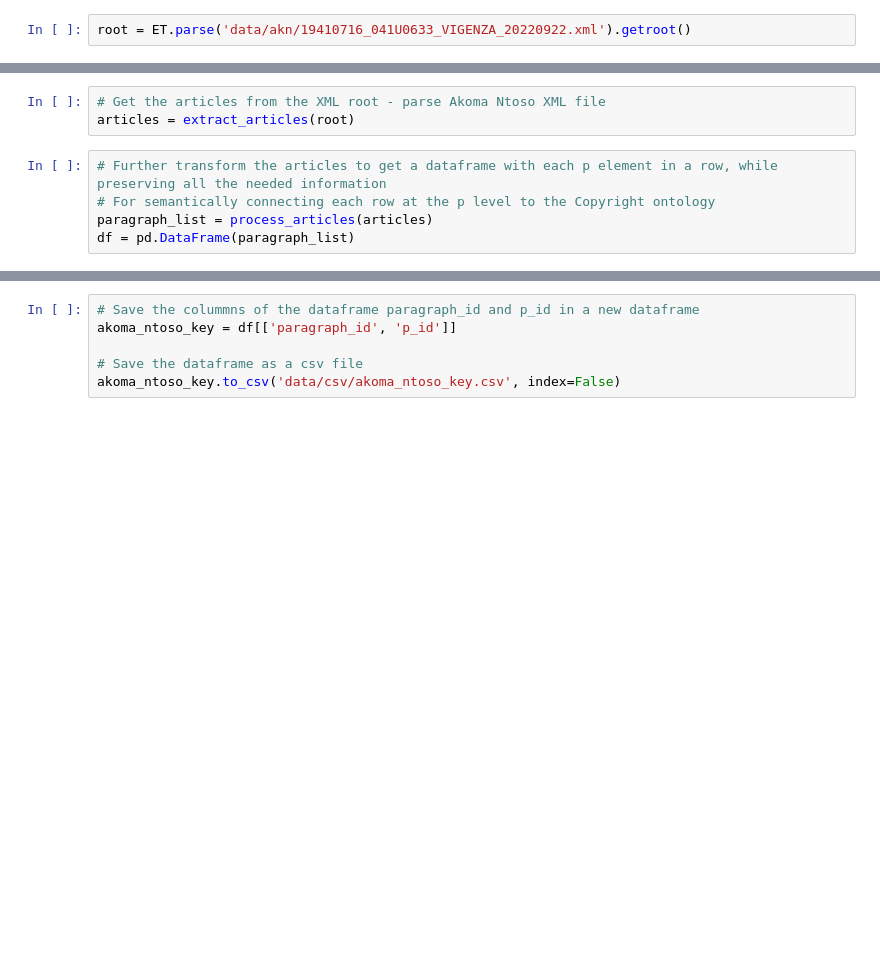
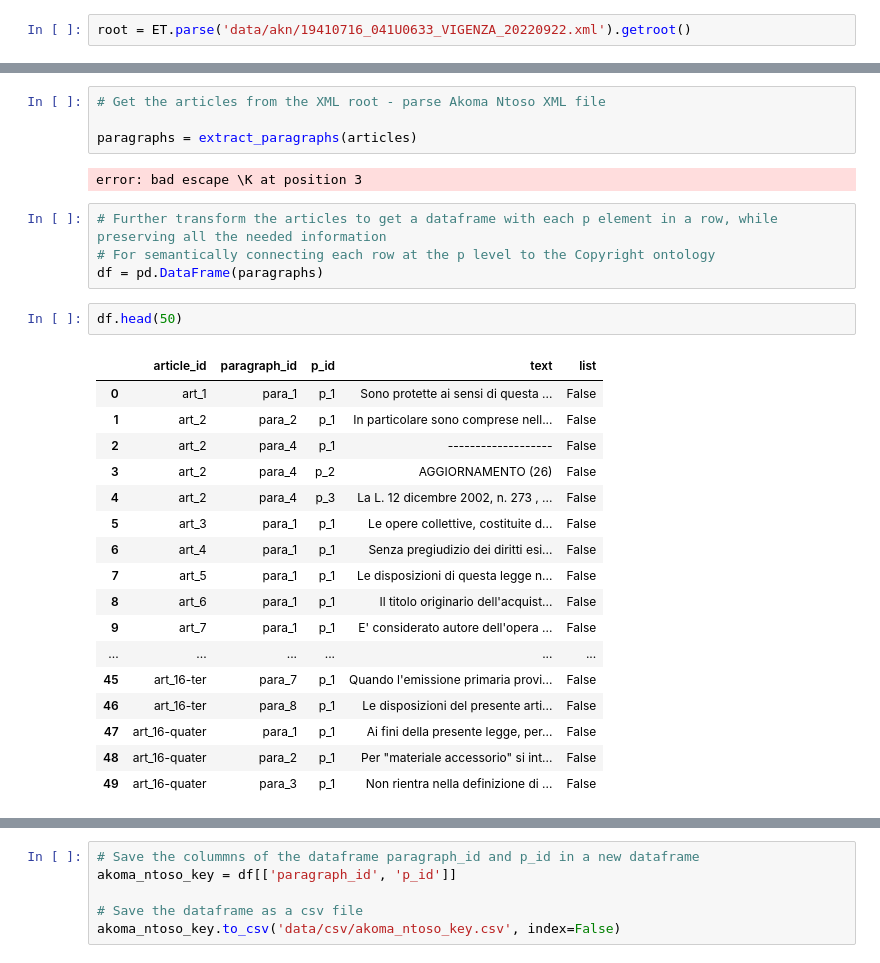
Before and after one commit to AlessioNar/semanticannotation, a Jupyter notebook: data_extraction.ipynb, the cells around one changed output, grey strips where cells are left out. Saved outputs shown, nothing was run; the diff lists cells and outputs as text; blank space fills up the shorter version.

```diff
--- a/data_extraction.ipynb
+++ b/data_extraction.ipynb
@@ -15,8 +235,30 @@ chapters.to_csv('data/csv/chapters.csv', index=False)
 # %%
 # Get the articles from the XML root - parse Akoma Ntoso XML file
-articles = extract_articles(root)
+
+paragraphs = extract_paragraphs(articles)
+# %% [output]
+error: bad escape \K at position 3
 # %%
 # Further transform the articles to get a dataframe with each p element in a row, while preserving all the needed information
 # For semantically connecting each row at the p level to the Copyright ontology
-paragraph_list = process_articles(articles)
-df = pd.DataFrame(paragraph_list)
+df = pd.DataFrame(paragraphs)
+# %%
+df.head(50)
+# %% [output]
+|  | article_id | paragraph_id | p_id | text | list |
+| 0 | art_1 | para_1 | p_1 | Sono protette ai sensi di questa ... | False |
+| 1 | art_2 | para_2 | p_1 | In particolare sono comprese nell... | False |
+| 2 | art_2 | para_4 | p_1 | ------------------- | False |
+| 3 | art_2 | para_4 | p_2 | AGGIORNAMENTO (26) | False |
+| 4 | art_2 | para_4 | p_3 | La L. 12 dicembre 2002, n. 273 , ... | False |
+| 5 | art_3 | para_1 | p_1 | Le opere collettive, costituite d... | False |
+| 6 | art_4 | para_1 | p_1 | Senza pregiudizio dei diritti esi... | False |
+| 7 | art_5 | para_1 | p_1 | Le disposizioni di questa legge n... | False |
+| 8 | art_6 | para_1 | p_1 | Il titolo originario dell'acquist... | False |
+| 9 | art_7 | para_1 | p_1 | E' considerato autore dell'opera ... | False |
+| ... | ... | ... | ... | ... | ... |
+| 45 | art_16-ter | para_7 | p_1 | Quando l'emissione primaria provi... | False |
+| 46 | art_16-ter | para_8 | p_1 | Le disposizioni del presente arti... | False |
+| 47 | art_16-quater | para_1 | p_1 | Ai fini della presente legge, per... | False |
+| 48 | art_16-quater | para_2 | p_1 | Per "materiale accessorio" si int... | False |
+| 49 | art_16-quater | para_3 | p_1 | Non rientra nella definizione di ... | False |
```
Also changed, not shown: parts of 14 cells of this notebook, 3 other files.
